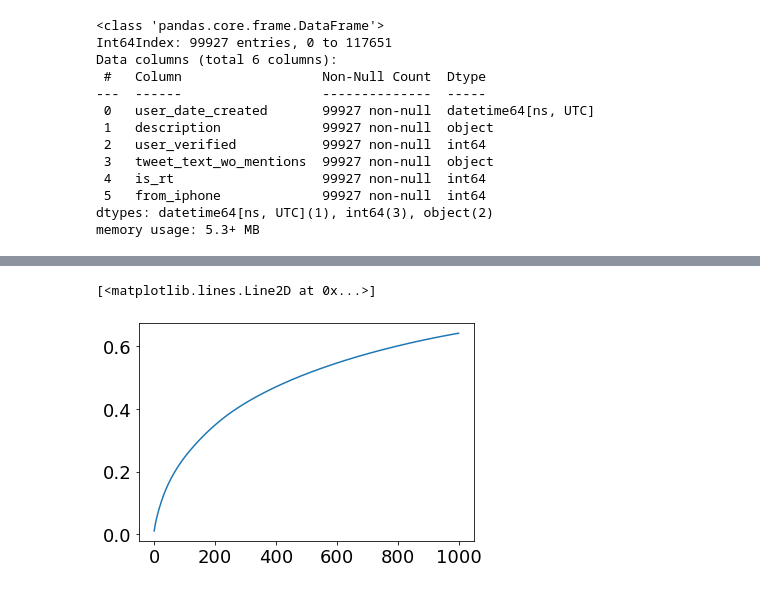
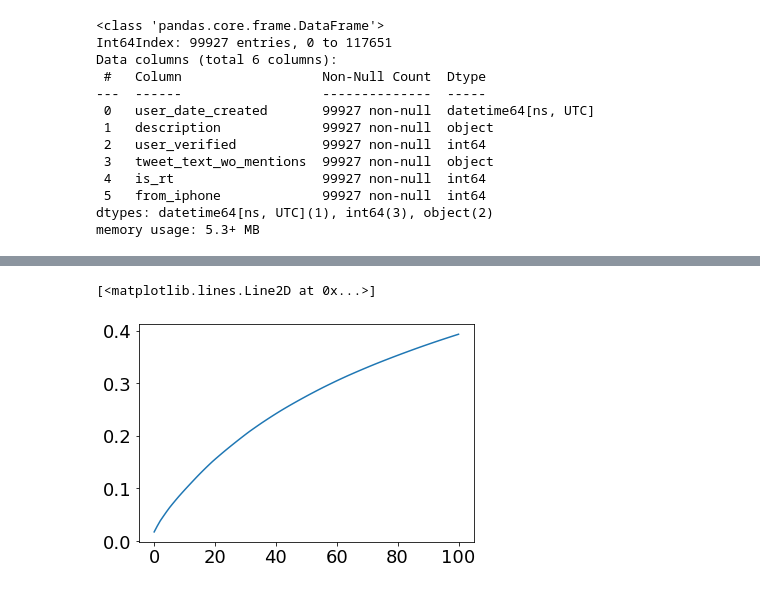
Before and after one commit to connorslagle/micro-blog-demo-targeting, a Jupyter notebook: notebooks/Untitled.ipynb, the cells around one changed output, grey strips where cells are left out. Drawn from its saved outputs; the diff is of its cells as text; code cells hidden in the pictures.

```diff
--- a/notebooks/Untitled.ipynb
+++ b/notebooks/Untitled.ipynb
@@ -282,3 +318,5 @@ tweet_text = final_df['tweet_text_wo_mentions']
+# %%
+tweet_text = X_tweet_train
 # %%
 retweet_regex = "^RT @"
 mentions_regex = "^@"
@@ -315,6 +353,6 @@ no_https[0:5]
 # %%
 from sklearn.feature_extraction.text import TfidfVectorizer
-vectorizer = TfidfVectorizer(max_features=10000)
+vectorizer = TfidfVectorizer(max_features=1000)
 X_tweet = vectorizer.fit_transform(cleaned)
 # %%
 X_tweet.shape
@@ -323,5 +361,5 @@ X_tweet.shape
 # %%
 from sklearn.decomposition import PCA
 
-pca = PCA(n_components=1000, random_state=13)
-# pca.fit(X_tweet.todense())
+pca = PCA(n_components=100, random_state=13)
+pca.fit(X_tweet.todense())
@@ -339,4 +386,4 @@ stemmed_tweets = [' '.join([ps.stem(w) for w in tweet.split(' ')]) for tweet in
 # %%
 X_tweet_ps = vectorizer.fit_transform(stemmed_tweets)
 # %%
-# pca.fit(X_tweet_ps.todense())
+pca.fit(X_tweet_ps.todense())
@@ -366,6 +419,6 @@ PCA(copy=True, iterated_power='auto', n_components=1000, random_state=13,
     svd_solver='auto', tol=0.0, whiten=False)
 # %%
-plt.plot(np.linspace(0,1000,1000),np.cumsum(pca.explained_variance_ratio_))
+plt.plot(np.linspace(0,100,100),np.cumsum(pca.explained_variance_ratio_))
 # %% [output]
 [<matplotlib.lines.Line2D at 0x...>]
-[figure, old version]
+[figure, new version]
```
Also changed, not shown: parts of 41 cells of this notebook.
